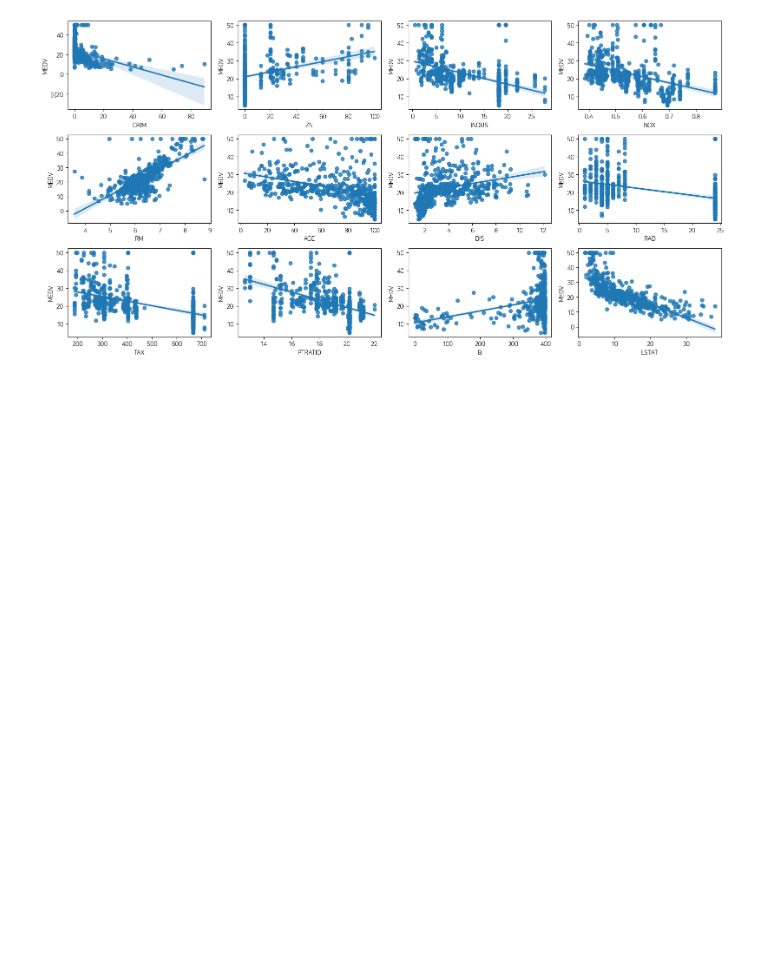
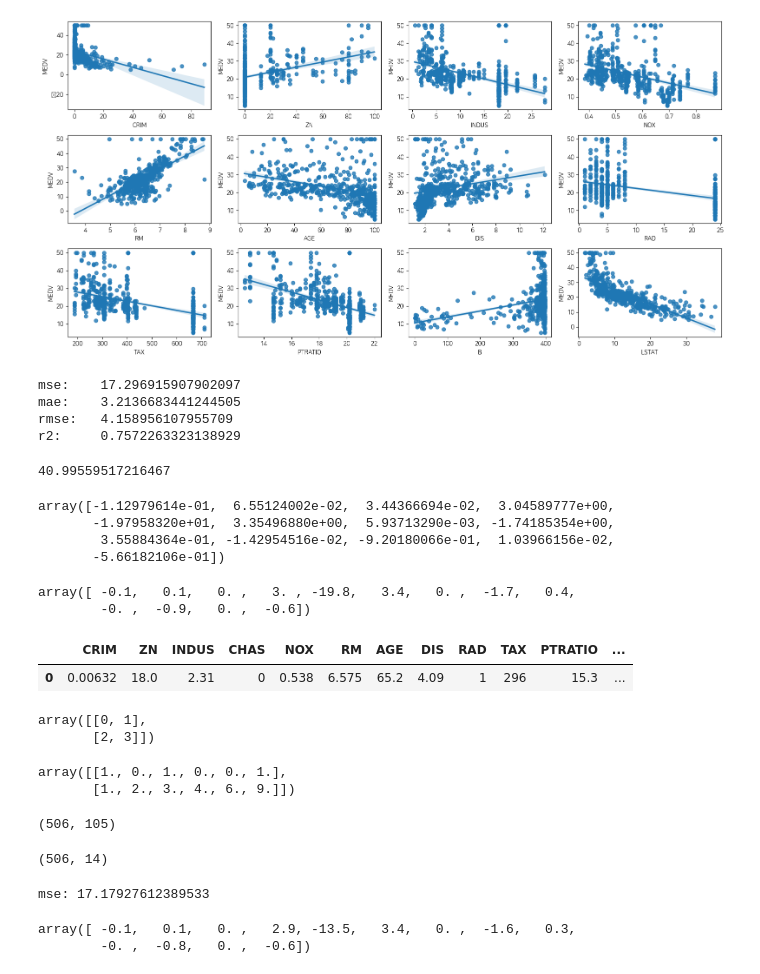
Before and after one commit to hclpm/DataAnalysis, a Jupyter notebook: MachineLearning/Regression/Practice_Boston.ipynb, the cells around one changed output. Drawn from its saved outputs; the diff is of its cells as text; code cells hidden in the pictures; blank space fills up the shorter version.

```diff
--- a/MachineLearning/Regression/Practice_Boston.ipynb
+++ b/MachineLearning/Regression/Practice_Boston.ipynb
@@ -60,3 +61,74 @@ X_train, X_test, y_train, y_test = train_test_split(x, y, test_size=0.3, random_
 lr = LinearRegression()
 lr.fit(X_train, y_train)
 pred = lr.predict(X_test)
+mse = mean_squared_error(y_test, pred)
+mae = mean_absolute_error(y_test, pred)
+rmse = mean_squared_error(y_test, pred, squared=False)
+r2 = r2_score(y_test, pred)
+
+print(f'mse:\t{mse}\nmae:\t{mae}\nrmse:\t{rmse}\nr2:\t{r2}')
+# %% [output]
+mse:    17.296915907902097
+mae:    3.2136683441244505
+rmse:   4.158956107955709
+r2:     0.7572263323138929
+# %%
+lr.intercept_
+# %% [output]
+40.99559517216467
+# %%
+lr.coef_
+# %% [output]
+array([-1.12979614e-01,  6.55124002e-02,  3.44366694e-02,  3.04589777e+00,
+       -1.97958320e+01,  3.35496880e+00,  5.93713290e-03, -1.74185354e+00,
+        3.55884364e-01, -1.42954516e-02, -9.20180066e-01,  1.03966156e-02,
+       -5.66182106e-01])
+# %%
+np.round(lr.coef_,1)
+# %% [output]
+array([ -0.1,   0.1,   0. ,   3. , -19.8,   3.4,   0. ,  -1.7,   0.4,
+        -0. ,  -0.9,   0. ,  -0.6])
+# %%
+df.head(1)
+# %% [output]
+|  | CRIM | ZN | INDUS | CHAS | NOX | RM | AGE | DIS | RAD | TAX | PTRATIO | ... |
+| 0 | 0.00632 | 18.0 | 2.31 | 0 | 0.538 | 6.575 | 65.2 | 4.09 | 1 | 296 | 15.3 | ... |
+# %%
+from sklearn.preprocessing import PolynomialFeatures
+x = np.arange(4).reshape(2, 2)
+x
+# %% [output]
+array([[0, 1],
+       [2, 3]])
+# %%
+poly = PolynomialFeatures(degree=2)
+poly_ftr = poly.fit_transform(x)
+poly_ftr
+# %% [output]
+array([[1., 0., 1., 0., 0., 1.],
+       [1., 2., 3., 4., 6., 9.]])
+# %%
+x = df.drop(columns='MEDV')
+y = df['MEDV']
+oly = PolynomialFeatures(degree=2)
+poly_ftr = poly.fit_transform(x)
+poly_ftr.shape
+# %% [output]
+(506, 105)
+# %%
+df.shape
+# %% [output]
+(506, 14)
+# %%
+from sklearn.linear_model import Ridge
+
+# 일반 선형 회귀
+ridge = Ridge(alpha=0.524)
+ridge.fit(X_train, y_train)
+pred = ridge.predict(X_test)
+print(f"mse: {mean_squared_error(y_test, pred)}")
+np.round(ridge.coef_, 1)
+# %% [output]
+mse: 17.17927612389533
+array([ -0.1,   0.1,   0. ,   2.9, -13.5,   3.4,   0. ,  -1.6,   0.3,
+        -0. ,  -0.8,   0. ,  -0.6])
```
Also changed, not shown: parts of 5 cells of this notebook, 1 other file.
